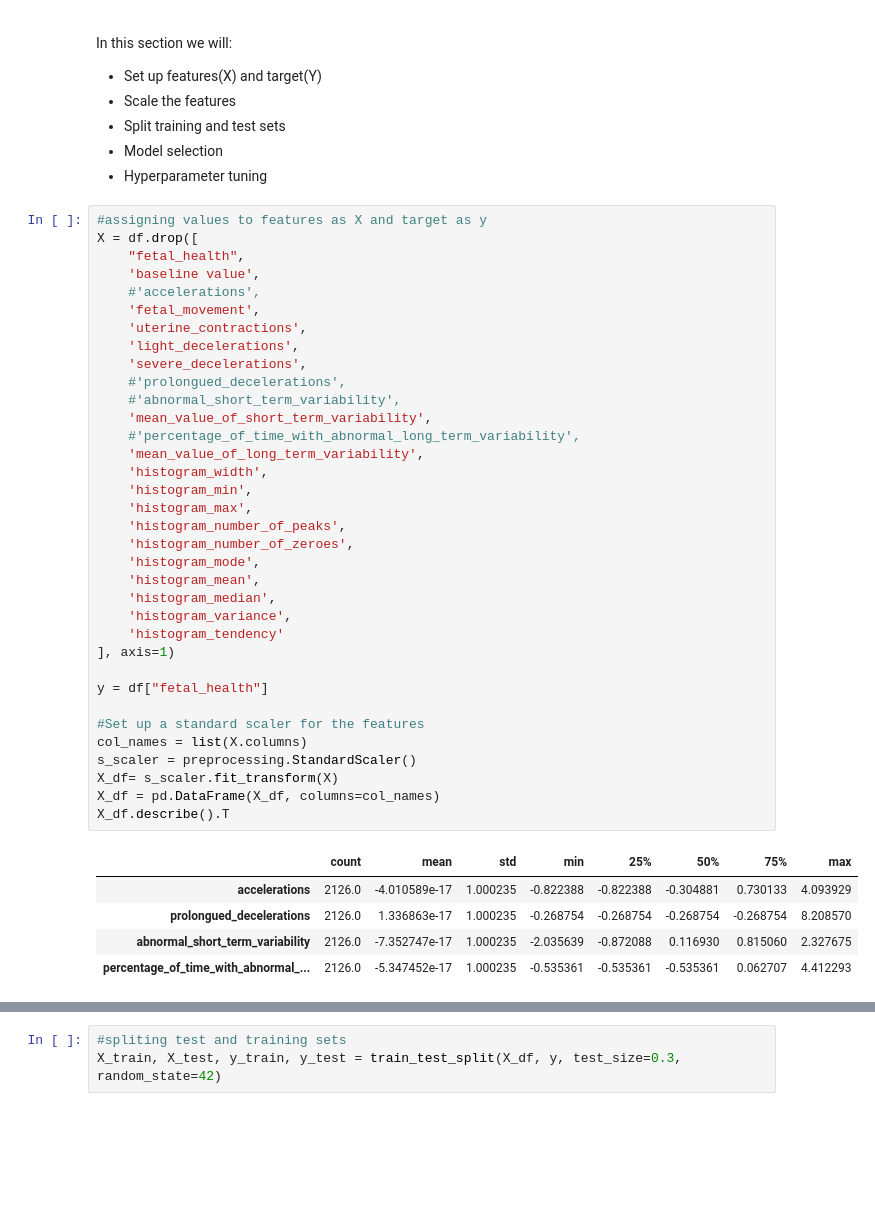
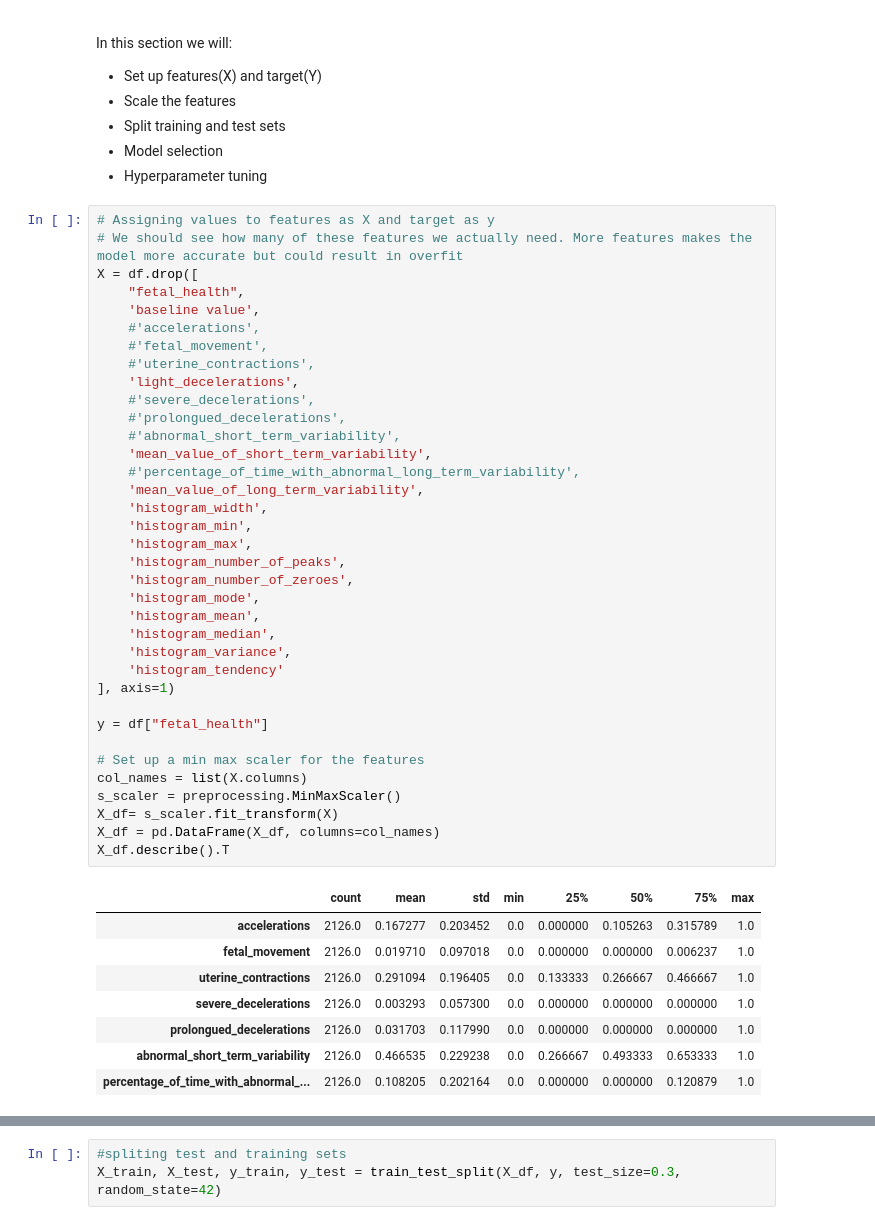
Before and after one commit to Tachnyan/Fetal-Health-Classification_CSC493-Project, a Jupyter notebook: notebook.ipynb, the cells around one changed output, grey strips where cells are left out. Cells and saved outputs as stored; diff of their text form; blank space fills up the shorter version.

```diff
--- a/notebook.ipynb
+++ b/notebook.ipynb
@@ -188,46 +190,50 @@ In this section we will:
 * Model selection
 * Hyperparameter tuning
 # %%
-#assigning values to features as X and target as y
+# Assigning values to features as X and target as y
+# We should see how many of these features we actually need. More features makes the model more accurate but could result in overfit
 X = df.drop([
     "fetal_health",
     'baseline value',
     #'accelerations',
-    'fetal_movement',
-    'uterine_contractions',
+    #'fetal_movement',
+    #'uterine_contractions',
     'light_decelerations',
-    'severe_decelerations',
+    #'severe_decelerations',
     #'prolongued_decelerations',
     #'abnormal_short_term_variability',
     'mean_value_of_short_term_variability',
     #'percentage_of_time_with_abnormal_long_term_variability',
     'mean_value_of_long_term_variability',
     'histogram_width',
     'histogram_min',
     'histogram_max',
     'histogram_number_of_peaks',
     'histogram_number_of_zeroes',
     'histogram_mode',
     'histogram_mean',
     'histogram_median',
     'histogram_variance',
     'histogram_tendency'
 ], axis=1)
 
 y = df["fetal_health"]
 
-#Set up a standard scaler for the features
+# Set up a min max scaler for the features
 col_names = list(X.columns)
-s_scaler = preprocessing.StandardScaler()
+s_scaler = preprocessing.MinMaxScaler()
 X_df= s_scaler.fit_transform(X)
 X_df = pd.DataFrame(X_df, columns=col_names)
 X_df.describe().T
 # %% [output]
 |  | count | mean | std | min | 25% | 50% | 75% | max |
-| accelerations | 2126.0 | -4.010589e-17 | 1.000235 | -0.822388 | -0.822388 | -0.304881 | 0.730133 | 4.093929 |
-| prolongued_decelerations | 2126.0 | 1.336863e-17 | 1.000235 | -0.268754 | -0.268754 | -0.268754 | -0.268754 | 8.208570 |
-| abnormal_short_term_variability | 2126.0 | -7.352747e-17 | 1.000235 | -2.035639 | -0.872088 | 0.116930 | 0.815060 | 2.327675 |
-| percentage_of_time_with_abnormal_... | 2126.0 | -5.347452e-17 | 1.000235 | -0.535361 | -0.535361 | -0.535361 | 0.062707 | 4.412293 |
+| accelerations | 2126.0 | 0.167277 | 0.203452 | 0.0 | 0.000000 | 0.105263 | 0.315789 | 1.0 |
+| fetal_movement | 2126.0 | 0.019710 | 0.097018 | 0.0 | 0.000000 | 0.000000 | 0.006237 | 1.0 |
+| uterine_contractions | 2126.0 | 0.291094 | 0.196405 | 0.0 | 0.133333 | 0.266667 | 0.466667 | 1.0 |
+| severe_decelerations | 2126.0 | 0.003293 | 0.057300 | 0.0 | 0.000000 | 0.000000 | 0.000000 | 1.0 |
+| prolongued_decelerations | 2126.0 | 0.031703 | 0.117990 | 0.0 | 0.000000 | 0.000000 | 0.000000 | 1.0 |
+| abnormal_short_term_variability | 2126.0 | 0.466535 | 0.229238 | 0.0 | 0.266667 | 0.493333 | 0.653333 | 1.0 |
+| percentage_of_time_with_abnormal_... | 2126.0 | 0.108205 | 0.202164 | 0.0 | 0.000000 | 0.000000 | 0.120879 | 1.0 |
 # %%
 #looking at the scaled features
 plt.figure(figsize=(20, 10))
```
Also changed, not shown: parts of 15 cells of this notebook, 1 other file.
